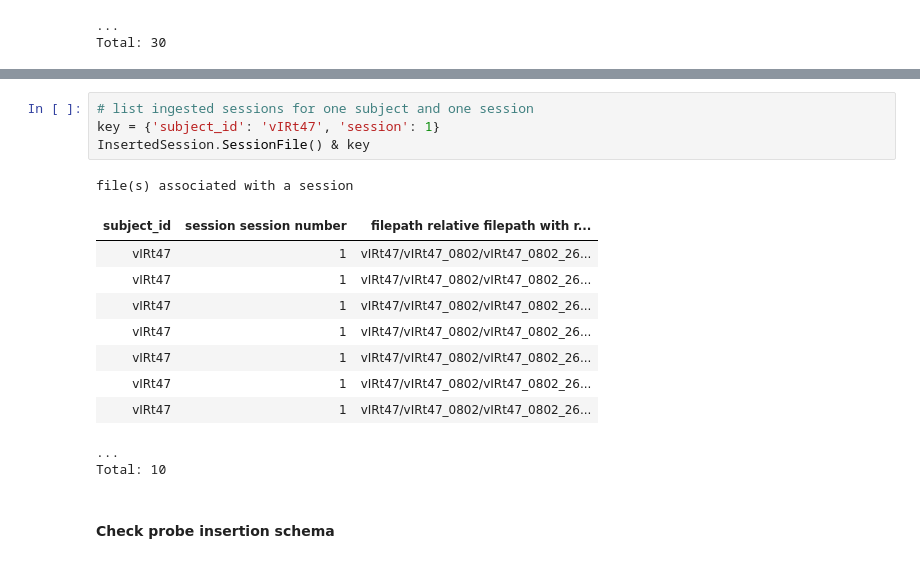
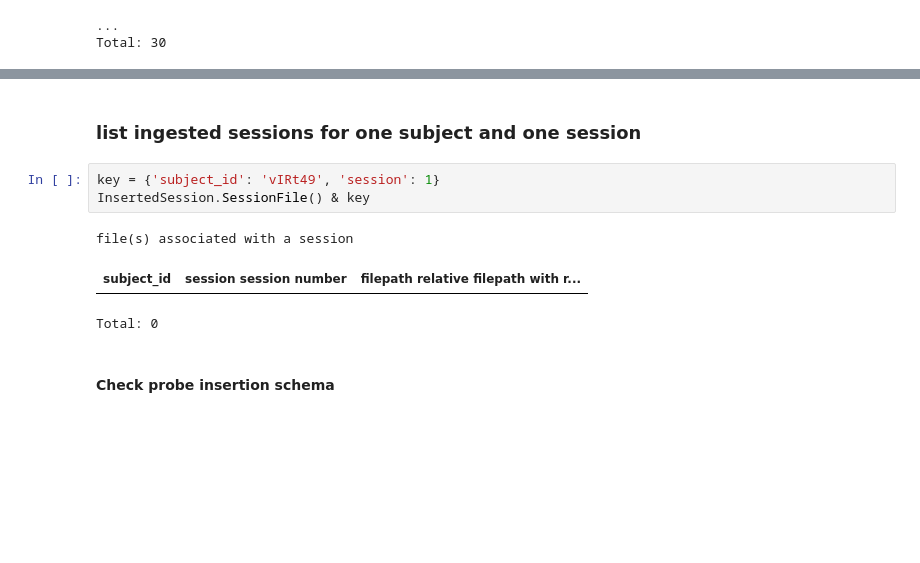
Before and after one commit to wanglab-duke/orofacial_pipeline, a Jupyter notebook: notebooks/Ingest sessions.ipynb, the cells around one changed output, grey strips where cells are left out. Saved outputs shown, nothing was run; the diff lists cells and outputs as text; blank space fills up the shorter version.

```diff
--- a/notebooks/Ingest sessions.ipynb
+++ b/notebooks/Ingest sessions.ipynb
@@ -99,19 +105,12 @@ Total: 212
+# %% [markdown]
+### list ingested sessions for one subject and one session
 # %%
-# list ingested sessions for one subject and one session
-key = {'subject_id': 'vIRt47', 'session': 1}
+key = {'subject_id': 'vIRt49', 'session': 1}
 InsertedSession.SessionFile() & key
 # %% [output]
 file(s) associated with a session
 | subject_id | session session number | filepath relative filepath with r... |
-| vIRt47 | 1 | vIRt47/vIRt47_0802/vIRt47_0802_26... |
-| vIRt47 | 1 | vIRt47/vIRt47_0802/vIRt47_0802_26... |
-| vIRt47 | 1 | vIRt47/vIRt47_0802/vIRt47_0802_26... |
-| vIRt47 | 1 | vIRt47/vIRt47_0802/vIRt47_0802_26... |
-| vIRt47 | 1 | vIRt47/vIRt47_0802/vIRt47_0802_26... |
-| vIRt47 | 1 | vIRt47/vIRt47_0802/vIRt47_0802_26... |
-| vIRt47 | 1 | vIRt47/vIRt47_0802/vIRt47_0802_26... |
-...
-Total: 10
+Total: 0
 # %% [markdown]
 #### Check probe insertion schema
 # %%
```
Also changed, not shown: parts of 8 cells of this notebook, 4 other files.
